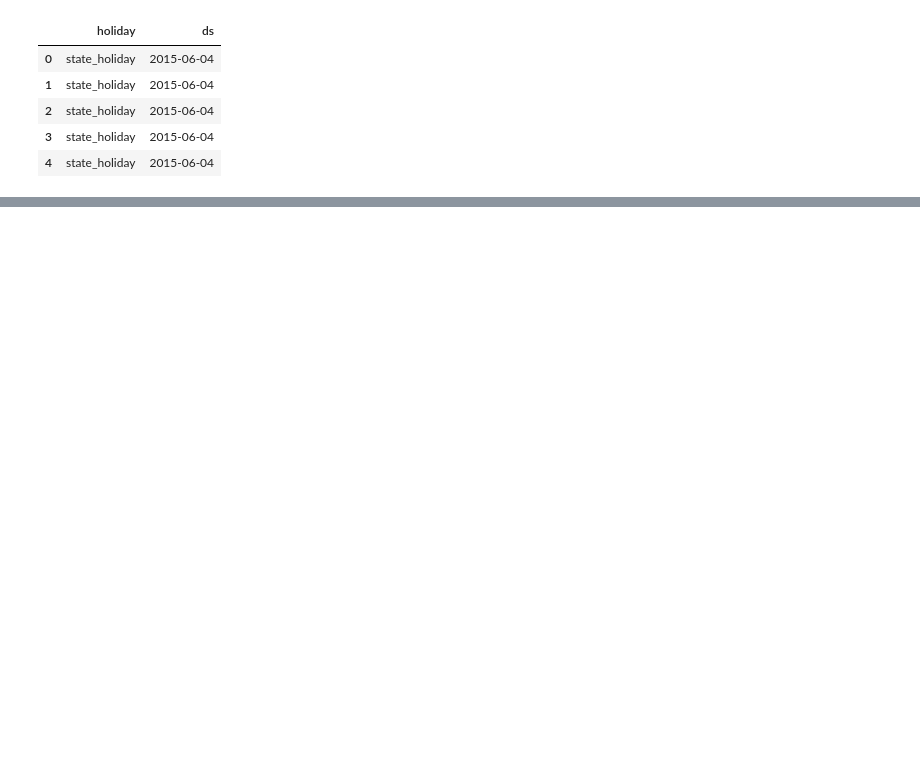
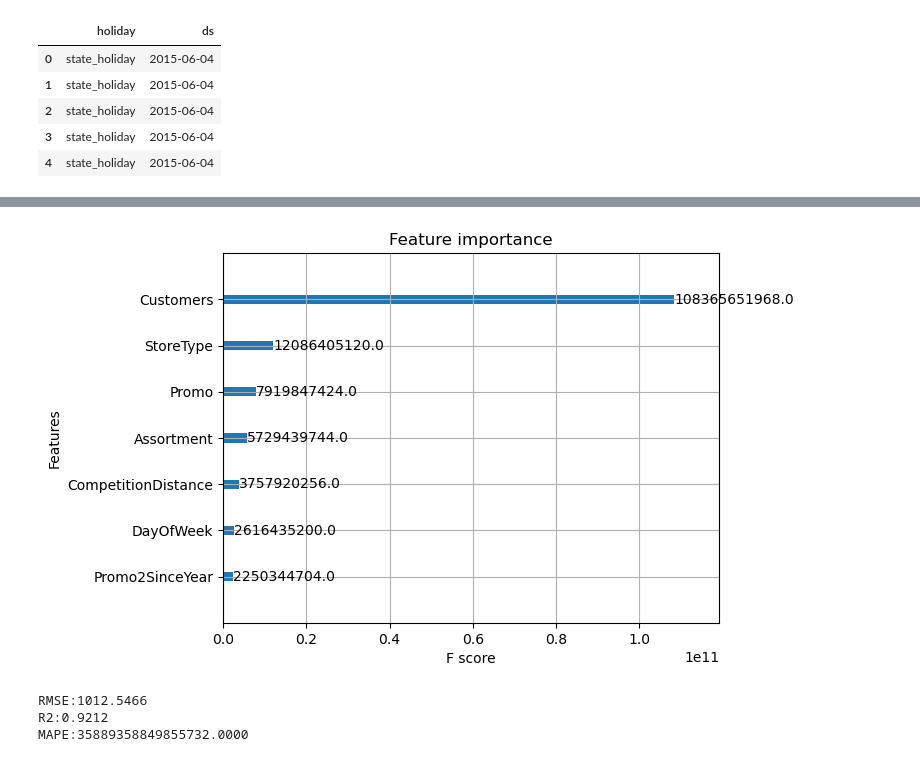
Before and after one commit to GeorgeStampolidiss/Projects, a Jupyter notebook: Project1_GStampolidis.ipynb, the cells around one changed output, grey strips where cells are left out. Cells and saved outputs as stored; diff of their text form; code cells hidden in the pictures; blank space fills up the shorter version.

```diff
--- a/Project1_GStampolidis.ipynb
+++ b/Project1_GStampolidis.ipynb
@@ -2248,0 +2308,10 @@ for store_id in first_part:
+# %%
+#XGBoost model
+categorical_columns=['StoreType','Assortment','PromoInterval',"DayOfWeek","Open","Promo","CompetitionOpenSinceMonth","CompetitionOpenSinceYear","Promo2","PromoInterval","Promo2SinceWeek","Promo2SinceYear"]
+for col in categorical_columns:
+   X_train[col]=X_train[col].astype('category')
+   X_test[col]=X_test[col].astype('category')
+
+#model
+xgb_model=XGBRegressor(objective='reg:squarederror',learning_rate=0.05,verbosity=1,enable_categorical=True)
+xgb_model.fit(X_train,y_train)
@@ -2248,0 +2332,8 @@ for store_id in first_part:
+# %%
+#Variables selection
+plot_importance(xgb_model,importance_type='gain',max_num_features=7)
+plt.show()
+
+#I observe that only customers have a huge impact on the model so we need to choose variables and compare mse
+# %% [output]
+[figure, added]
@@ -2248,0 +2345,20 @@ for store_id in first_part:
+# %%
+#new model
+xgb_model=XGBRegressor(objective='reg:squarederror',learning_rate=0.05,verbosity=1,enable_categorical=True)
+xgb_model.fit(X_train_new,y_train)
+
+#predictions
+y_predict=xgb_model.predict(X_test_new)
+
+#model performance
+rmse=np.sqrt(mean_squared_error(y_test,y_predict))
+r2=r2_score(y_test,y_predict)
+mape=mean_absolute_percentage_error(y_test,y_predict)
+#results
+print(f"RMSE:{rmse:.4f}")
+print(f"R2:{r2:.4f}")
+print(f"MAPE:{mape:.4f}")
+# %% [output]
+RMSE:1012.5466
+R2:0.9212
+MAPE:35889358849855732.0000
```
Also changed, not shown: parts of 55 cells of this notebook.
